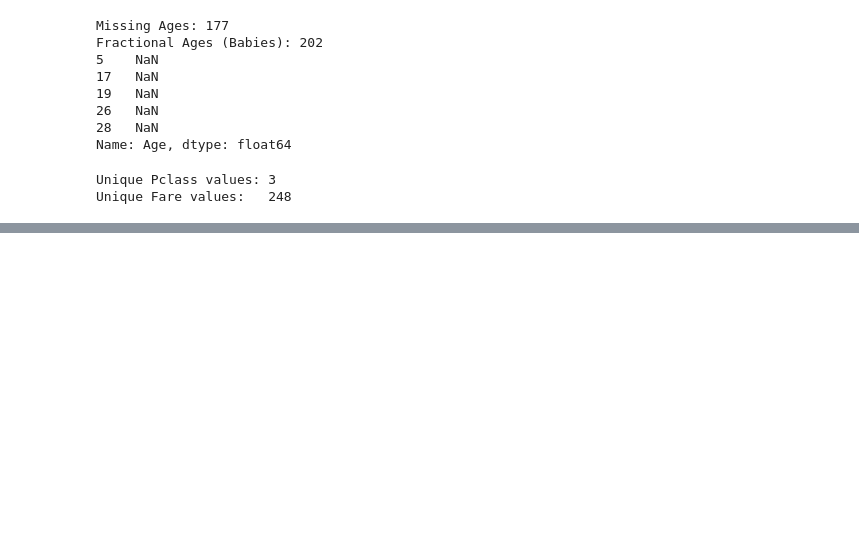
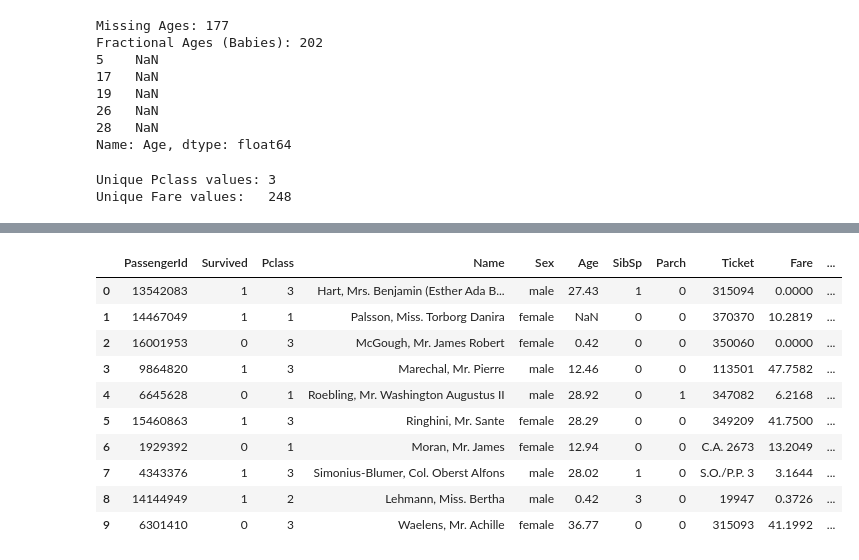
Before and after one commit to akash-pandey7/TensorVeil, a Jupyter notebook: notebooks/experiment.ipynb, the cells around one changed output, grey strips where cells are left out. Drawn from its saved outputs; the diff is of its cells as text; code cells hidden in the pictures; blank space fills up the shorter version.

```diff
--- a/notebooks/experiment.ipynb
+++ b/notebooks/experiment.ipynb
@@ -61,0 +91,15 @@ Unique Fare values:   248
+# %%
+# 2. Autodetect the structure from dataframe
+metadata = Metadata.detect_from_dataframe(data=df, table_name='titanic')
+# %%
+# Creating the Synthesizer
+synthesizer = CTGANSynthesizer(
+    metadata=metadata,
+    epochs=100,
+    verbose=True
+)
+
+# Training the AI
+print("---TRAINING STARTED---")
+synthesizer.fit(df)
+print("---TRAINING COMPLETE")
@@ -61,0 +125,16 @@ Unique Fare values:   248
+# %%
+# asking AI to generate fake columns
+synthetic_data = synthesizer.sample(num_rows=100)
+synthetic_data.head(10)
+# %% [output]
+|  | PassengerId | Survived | Pclass | Name | Sex | Age | SibSp | Parch | Ticket | Fare | ... |
+| 0 | 13542083 | 1 | 3 | Hart, Mrs. Benjamin (Esther Ada B... | male | 27.43 | 1 | 0 | 315094 | 0.0000 | ... |
+| 1 | 14467049 | 1 | 1 | Palsson, Miss. Torborg Danira | female | NaN | 0 | 0 | 370370 | 10.2819 | ... |
+| 2 | 16001953 | 0 | 3 | McGough, Mr. James Robert | female | 0.42 | 0 | 0 | 350060 | 0.0000 | ... |
+| 3 | 9864820 | 1 | 3 | Marechal, Mr. Pierre | male | 12.46 | 0 | 0 | 113501 | 47.7582 | ... |
+| 4 | 6645628 | 0 | 1 | Roebling, Mr. Washington Augustus II | male | 28.92 | 0 | 1 | 347082 | 6.2168 | ... |
+| 5 | 15460863 | 1 | 3 | Ringhini, Mr. Sante | female | 28.29 | 0 | 0 | 349209 | 41.7500 | ... |
+| 6 | 1929392 | 0 | 1 | Moran, Mr. James | female | 12.94 | 0 | 0 | C.A. 2673 | 13.2049 | ... |
+| 7 | 4343376 | 1 | 3 | Simonius-Blumer, Col. Oberst Alfons | male | 28.02 | 1 | 0 | S.O./P.P. 3 | 3.1644 | ... |
+| 8 | 14144949 | 1 | 2 | Lehmann, Miss. Bertha | male | 0.42 | 3 | 0 | 19947 | 0.3726 | ... |
+| 9 | 6301410 | 0 | 3 | Waelens, Mr. Achille | female | 36.77 | 0 | 0 | 315093 | 41.1992 | ... |
```
Also changed, not shown: parts of 5 cells of this notebook, 3 other files.
